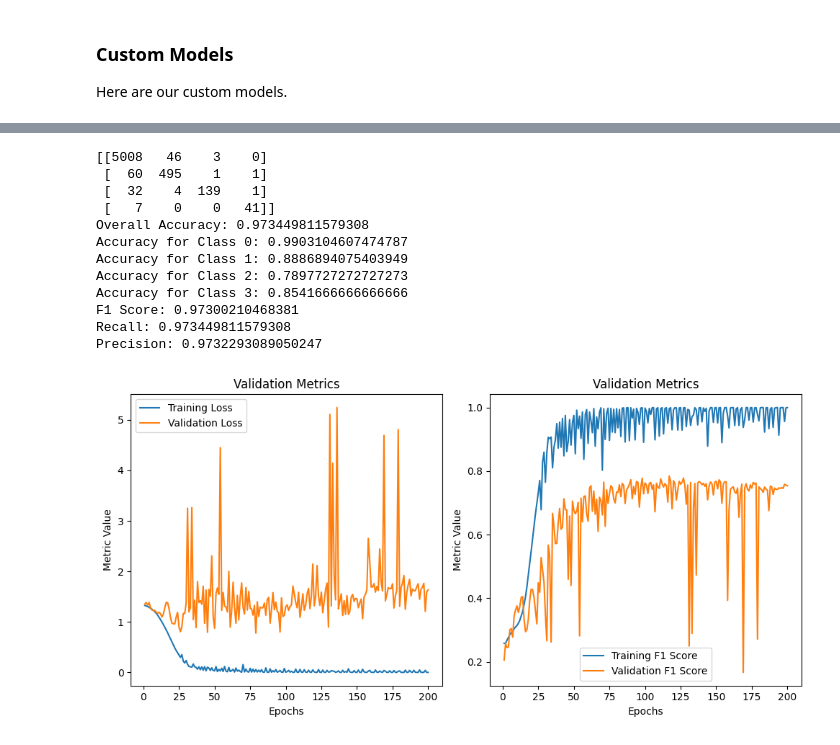
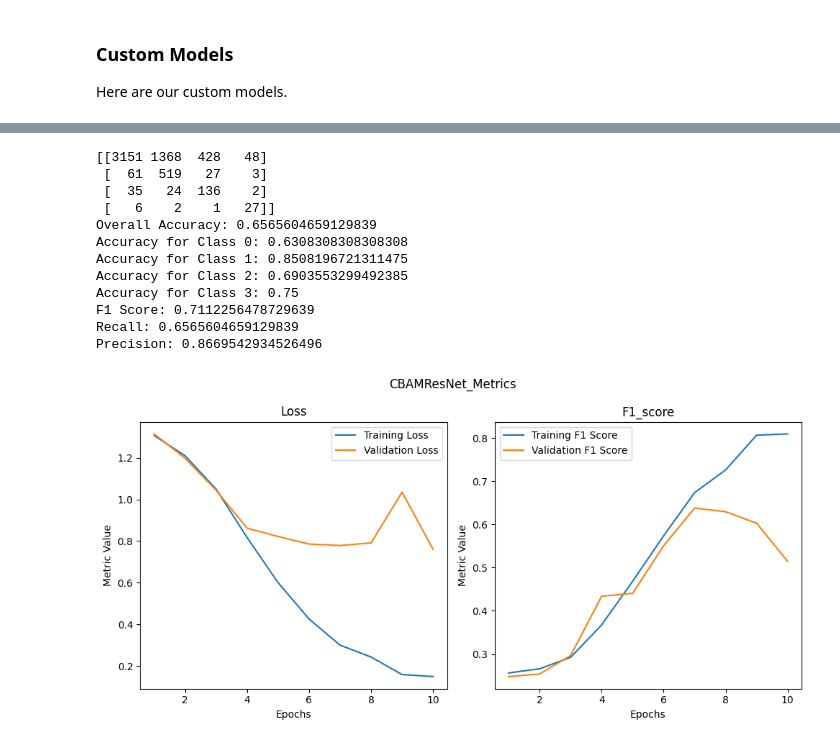
Before and after one commit to LHJJosh/DeepDementiaDetect, a Jupyter notebook: oasis_3_notebook.ipynb, the cells around one changed output, grey strips where cells are left out. Drawn from its saved outputs; the diff is of its cells as text; code cells hidden in the pictures.

Commit message:
fix: Restore models and clean up notebook

```diff
--- a/oasis_3_notebook.ipynb
+++ b/oasis_3_notebook.ipynb
@@ -1268,0 +1278,21 @@ Checkpoint found for SequentialModel_UNet_ResNet. Loading checkpoint...
+# %%
+## Evaluate
+overall_accuracy, class_accuracies, f1, recall, precision = evaluate_model(model5, test_dataloader, device)
+print(f'Overall Accuracy: {overall_accuracy}')
+for i, class_accuracy in enumerate(class_accuracies):
+    print(f'Accuracy for Class {i}: {class_accuracy}')
+print(f'F1 Score: {f1}')
+print(f'Recall: {recall}')
+print(f'Precision: {precision}')
+
+# Convert metric history to a DataFrame
+metric_df = pd.DataFrame(metric_history)
+
+# Save the DataFrame to a CSV file
+csv_file_path = os.path.join('checkpoints/', f'{model_name}_metrics.csv')
+if not os.path.exists(csv_file_path):
+    metric_df.to_csv(csv_file_path, index=False)
+else:
+    metric_df.to_csv(csv_file_path, mode='a', header=False, index=False)
+
+plot_metrics_from_csv(model_name, title=model_name + '_Metrics', ylabel='Metric Value')
@@ -1268,0 +1432,15 @@ Checkpoint found for SequentialModel_UNet_ResNet. Loading checkpoint...
+# %%
+##Train
+# Load model6
+model6 = VGG_Attention(num_classes=4)
+
+summary(model6, (3, 224, 224))
+
+## Define the loss function and optimizer
+criterion = nn.CrossEntropyLoss(weight=weights_tensor)
+optimizer = optim.Adam(model6.parameters(), lr=0.0001, betas=(0.9, 0.999), weight_decay=1e-5)
+
+# Train the model
+metric_history = {'val_loss': [], 'val_f1': [], 'train_loss': [], 'train_f1': []}
+model_name='VGG_Attention'
+model6 = train_model(model6, model_name=model_name, num_epochs=10, early_stopping=False)
@@ -1406,7 +1616,7 @@ class UNet_with_ResNet_Blocks(nn.Module):
 # %%
 ##Train
 # Load model7
-model7 = UNet_with_ResNet_Blocks(num_classes=4)
+model7 = CBAMResNet(num_classes=4, model=models.resnet18(), in_channels_ls = [64, 128, 256, 512])
 
 summary(model7, (3, 224, 224))
 
@@ -1416,8 +1626,8 @@ optimizer = optim.Adam(model7.parameters(), lr=0.0001, betas=(0.9, 0.999), weigh
 
 # Train the model
 metric_history = {'val_loss': [], 'val_f1': [], 'train_loss': [], 'train_f1': []}
-model_name='UNet_with_ResNet_Blocks_w_crossentropy'
-model7 = train_model(model7, model_name=model_name, num_epochs=100, early_stopping=False)
+model_name='CBAMResNet'
+model7 = train_model(model7, model_name=model_name, num_epochs=10, early_stopping=False)
 # %% [output]
 ==========================================================================================
 Layer (type:depth-idx)                   Output Shape              Param #
@@ -1439,35 +1680,35 @@ Checkpoint found for UNet_with_ResNet_Blocks_w_crossentropy. Loading checkpoint.
 # %%
 ## Evaluate
 overall_accuracy, class_accuracies, f1, recall, precision = evaluate_model(model7, test_dataloader, device)
 print(f'Overall Accuracy: {overall_accuracy}')
 for i, class_accuracy in enumerate(class_accuracies):
     print(f'Accuracy for Class {i}: {class_accuracy}')
 print(f'F1 Score: {f1}')
 print(f'Recall: {recall}')
 print(f'Precision: {precision}')
 
 # Convert metric history to a DataFrame
 metric_df = pd.DataFrame(metric_history)
 
 # Save the DataFrame to a CSV file
 csv_file_path = os.path.join('checkpoints/', f'{model_name}_metrics.csv')
 if not os.path.exists(csv_file_path):
     metric_df.to_csv(csv_file_path, index=False)
 else:
     metric_df.to_csv(csv_file_path, mode='a', header=False, index=False)
 
-plot_metrics_from_csv(model_name, title='Validation Metrics', ylabel='Metric Value')
+plot_metrics_from_csv(model_name, title=model_name + '_Metrics', ylabel='Metric Value')
 # %% [output]
-[[5008   46    3    0]
- [  60  495    1    1]
- [  32    4  139    1]
- [   7    0    0   41]]
-Overall Accuracy: 0.973449811579308
-Accuracy for Class 0: 0.9903104607474787
-Accuracy for Class 1: 0.8886894075403949
-Accuracy for Class 2: 0.7897727272727273
-Accuracy for Class 3: 0.8541666666666666
-F1 Score: 0.97300210468381
-Recall: 0.973449811579308
-Precision: 0.9732293089050247
+[[3151 1368  428   48]
+ [  61  519   27    3]
+ [  35   24  136    2]
+ [   6    2    1   27]]
+Overall Accuracy: 0.6565604659129839
+Accuracy for Class 0: 0.6308308308308308
+Accuracy for Class 1: 0.8508196721311475
+Accuracy for Class 2: 0.6903553299492385
+Accuracy for Class 3: 0.75
+F1 Score: 0.7112256478729639
+Recall: 0.6565604659129839
+Precision: 0.8669542934526496
-[figure, old version]
+[figure, new version]
```
Also changed, not shown: parts of 45 cells of this notebook.
